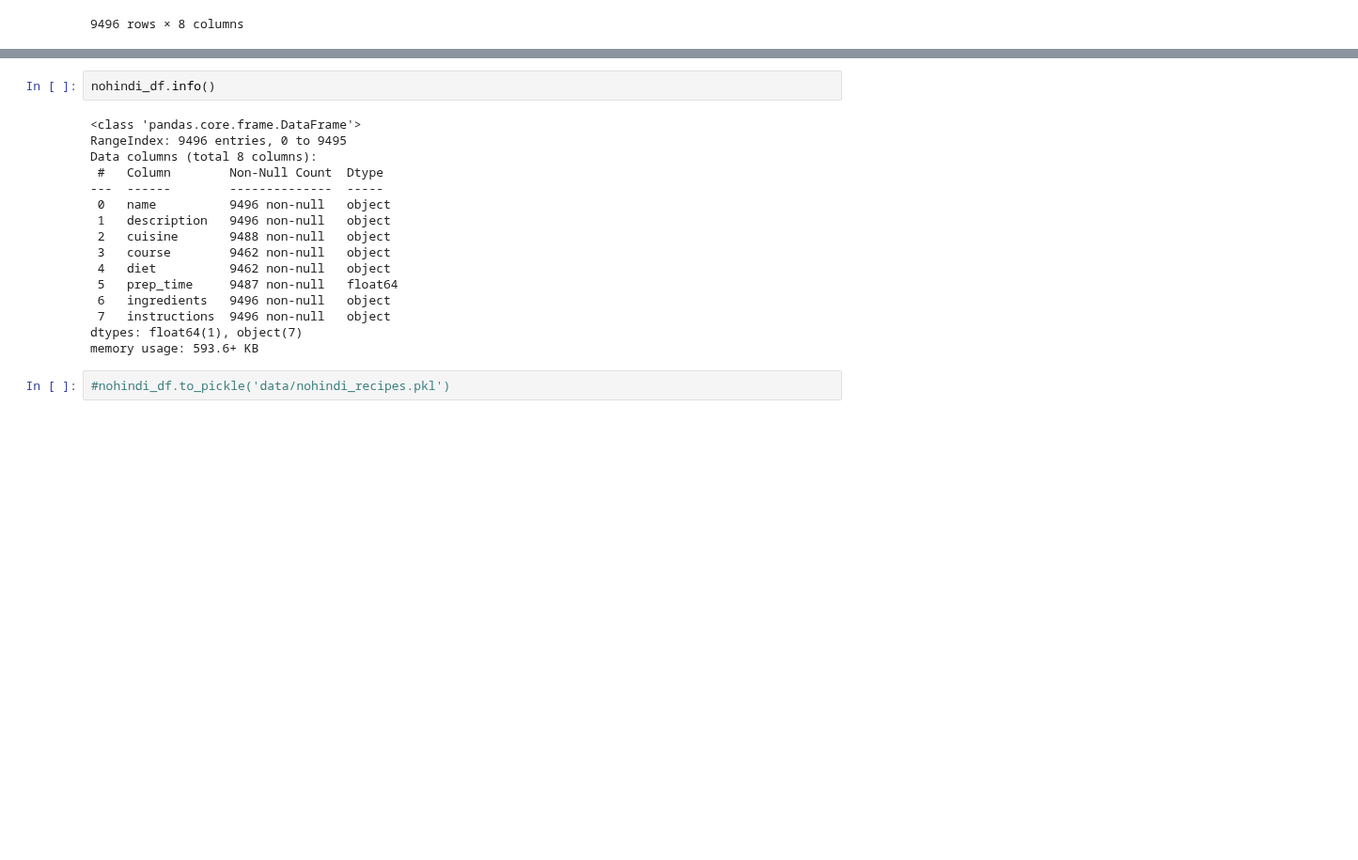
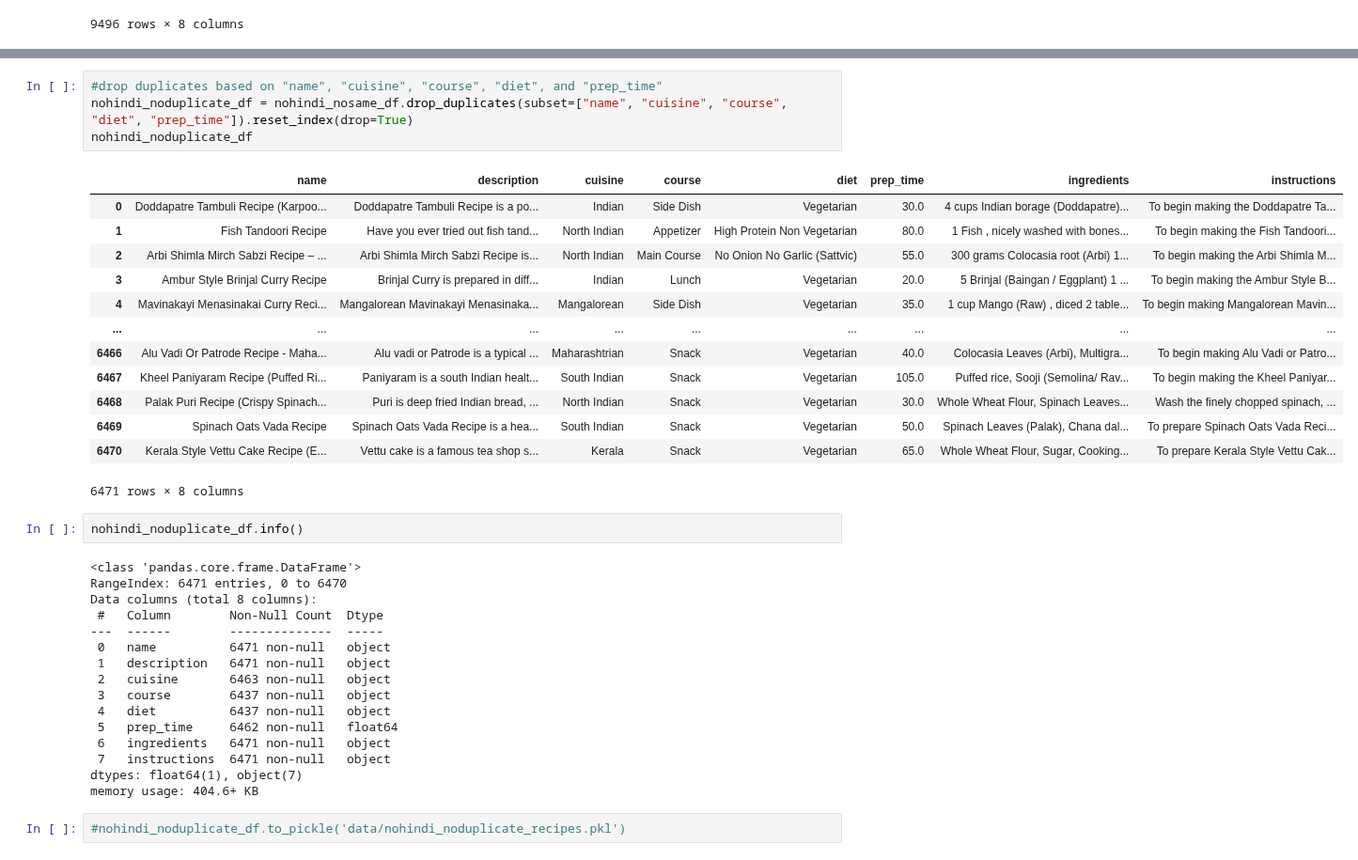
Before and after one commit to jonkerr/indian-food, a Jupyter notebook: merge_clean_recipe_data.ipynb, the cells around one changed output, grey strips where cells are left out. Shown at 94% size. Drawn from its saved outputs; the diff is of its cells as text; blank space fills up the shorter version.

```diff
--- a/merge_clean_recipe_data.ipynb
+++ b/merge_clean_recipe_data.ipynb
@@ -506,20 +554,38 @@ nohindi_df
+# %%
+#drop duplicates based on "name", "cuisine", "course", "diet", and "prep_time"
+nohindi_noduplicate_df = nohindi_nosame_df.drop_duplicates(subset=["name", "cuisine", "course", "diet", "prep_time"]).reset_index(drop=True)
+nohindi_noduplicate_df
+# %% [output]
+|  | name | description | cuisine | course | diet | prep_time | ingredients | instructions |
+| 0 | Doddapatre Tambuli Recipe (Karpoo... | Doddapatre Tambuli Recipe is a po... | Indian | Side Dish | Vegetarian | 30.0 | 4 cups Indian borage (Doddapatre)... | To begin making the Doddapatre Ta... |
+| 1 | Fish Tandoori Recipe | Have you ever tried out fish tand... | North Indian | Appetizer | High Protein Non Vegetarian | 80.0 | 1 Fish , nicely washed with bones... | To begin making the Fish Tandoori... |
+| 2 | Arbi Shimla Mirch Sabzi Recipe – ... | Arbi Shimla Mirch Sabzi Recipe is... | North Indian | Main Course | No Onion No Garlic (Sattvic) | 55.0 | 300 grams Colocasia root (Arbi) 1... | To begin making the Arbi Shimla M... |
+| 3 | Ambur Style Brinjal Curry Recipe | Brinjal Curry is prepared in diff... | Indian | Lunch | Vegetarian | 20.0 | 5 Brinjal (Baingan / Eggplant) 1 ... | To begin making the Ambur Style B... |
+| 4 | Mavinakayi Menasinakai Curry Reci... | Mangalorean Mavinakayi Menasinaka... | Mangalorean | Side Dish | Vegetarian | 35.0 | 1 cup Mango (Raw) , diced 2 table... | To begin making Mangalorean Mavin... |
+| ... | ... | ... | ... | ... | ... | ... | ... | ... |
+| 6466 | Alu Vadi Or Patrode Recipe - Maha... | Alu vadi or Patrode is a typical ... | Maharashtrian | Snack | Vegetarian | 40.0 | Colocasia Leaves (Arbi), Multigra... | To begin making Alu Vadi or Patro... |
+| 6467 | Kheel Paniyaram Recipe (Puffed Ri... | Paniyaram is a south Indian healt... | South Indian | Snack | Vegetarian | 105.0 | Puffed rice, Sooji (Semolina/ Rav... | To begin making the Kheel Paniyar... |
+| 6468 | Palak Puri Recipe (Crispy Spinach... | Puri is deep fried Indian bread, ... | North Indian | Snack | Vegetarian | 30.0 | Whole Wheat Flour, Spinach Leaves... | Wash the finely chopped spinach, ... |
+| 6469 | Spinach Oats Vada Recipe | Spinach Oats Vada Recipe is a hea... | South Indian | Snack | Vegetarian | 50.0 | Spinach Leaves (Palak), Chana dal... | To prepare Spinach Oats Vada Reci... |
+| 6470 | Kerala Style Vettu Cake Recipe (E... | Vettu cake is a famous tea shop s... | Kerala | Snack | Vegetarian | 65.0 | Whole Wheat Flour, Sugar, Cooking... | To prepare Kerala Style Vettu Cak... |
+6471 rows × 8 columns
 # %%
-nohindi_df.info()
+nohindi_noduplicate_df.info()
 # %% [output]
 <class 'pandas.core.frame.DataFrame'>
-RangeIndex: 9496 entries, 0 to 9495
+RangeIndex: 6471 entries, 0 to 6470
 Data columns (total 8 columns):
  #   Column        Non-Null Count  Dtype
 ---  ------        --------------  -----
- 0   name          9496 non-null   object
- 1   description   9496 non-null   object
- 2   cuisine       9488 non-null   object
- 3   course        9462 non-null   object
- 4   diet          9462 non-null   object
- 5   prep_time     9487 non-null   float64
- 6   ingredients   9496 non-null   object
- 7   instructions  9496 non-null   object
+ 0   name          6471 non-null   object
+ 1   description   6471 non-null   object
+ 2   cuisine       6463 non-null   object
+ 3   course        6437 non-null   object
+ 4   diet          6437 non-null   object
+ 5   prep_time     6462 non-null   float64
+ 6   ingredients   6471 non-null   object
+ 7   instructions  6471 non-null   object
 dtypes: float64(1), object(7)
-memory usage: 593.6+ KB
+memory usage: 404.6+ KB
 # %%
-#nohindi_df.to_pickle('data/nohindi_recipes.pkl')
+#nohindi_noduplicate_df.to_pickle('data/nohindi_noduplicate_recipes.pkl')
```
Also changed, not shown: parts of 7 cells of this notebook.
